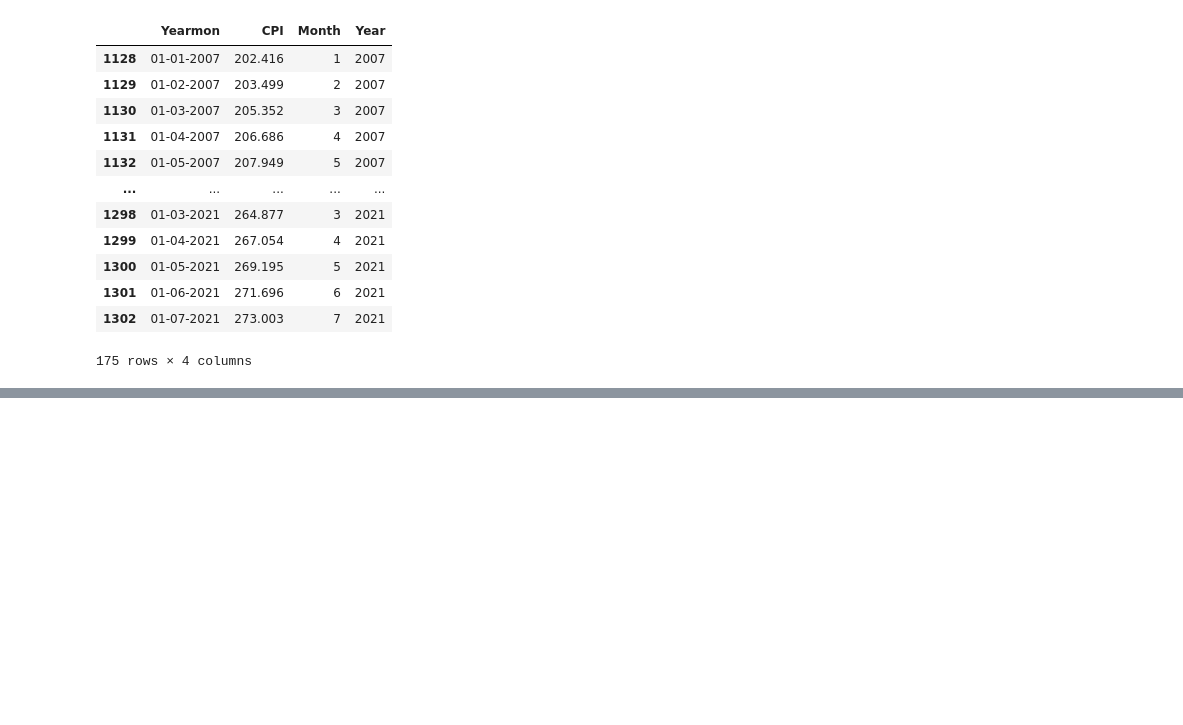
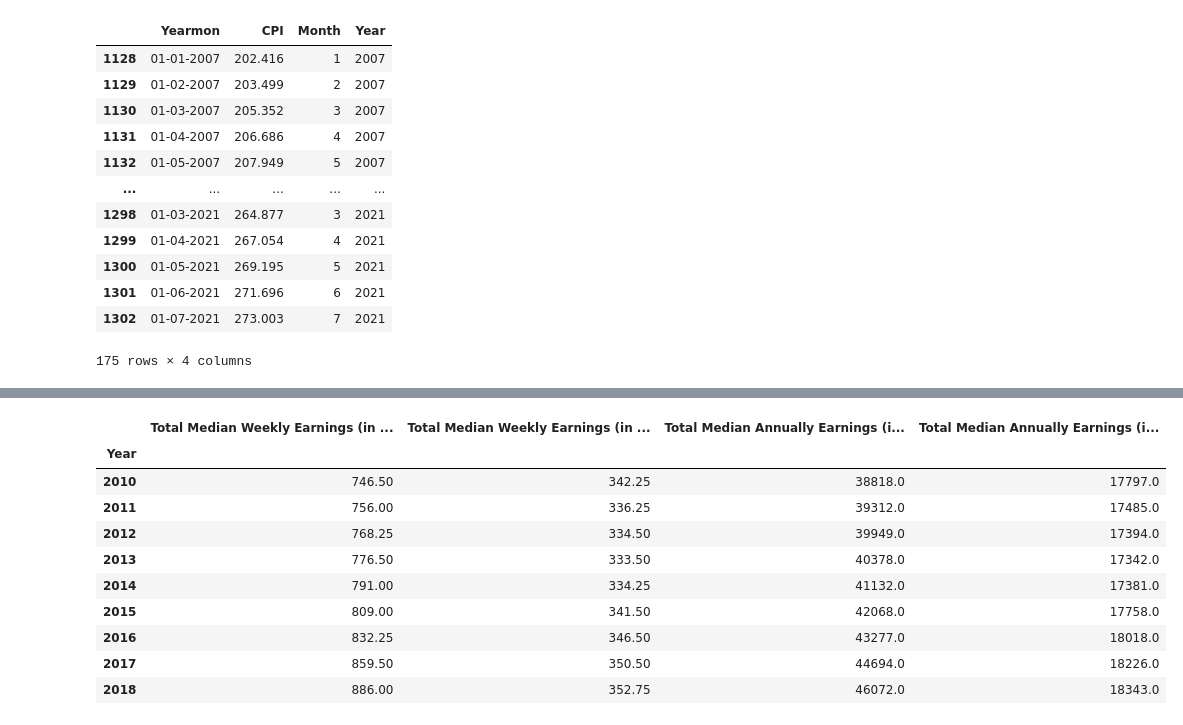
Before and after one commit to AJMnd/Data_Science_Salary, a Jupyter notebook: Notebooks/cleaning_historical_data.ipynb, the cells around one changed output, grey strips where cells are left out. Cells and saved outputs as stored; diff of their text form; code cells hidden in the pictures; blank space fills up the shorter version.

```diff
--- a/Notebooks/cleaning_historical_data.ipynb
+++ b/Notebooks/cleaning_historical_data.ipynb
@@ -185,0 +318,4 @@ hist_wages_df
+# %%
+#drop the lonely 2009 row
+hist_wages_df = hist_wages_df[1:]
+hist_wages_df.head()
@@ -185,0 +329,10 @@ hist_wages_df
+# %%
+#drop columns
+hist_wages_df = hist_wages_df.drop(columns=['Quarter',
+    'Number of workers (in thousands) - Men',
+    'Number of workers (in thousands) - Women',
+    'Median weekly earnings (in current dollars) - Men',
+    'Median weekly earnings (in current dollars) - Women',
+    'Median weekly earnings (in constant dollars) - Men',
+    'Median weekly earnings (in constant dollars) - Women'])
+hist_wages_df.head()
@@ -185,0 +346,7 @@ hist_wages_df
+# %%
+#rename columns
+hist_wages_df = hist_wages_df.rename(columns = {
+    "Number of workers (in thousands) - Total": "Total # of Workers",
+"Median weekly earnings (in current dollars) - Total": "Total Median Weekly Earnings (in current dollars)",
+"Median weekly earnings (in constant dollars) - Total": "Total Median Weekly Earnings (in constant dollars)"})
+hist_wages_df.head()
@@ -185,0 +360,7 @@ hist_wages_df
+# %%
+#want annual salary
+hist_wages_df['Total Median Annually Earnings (in current dollars)'] = hist_wages_df['Total Median Weekly Earnings (in current dollars)']*52
+
+hist_wages_df['Total Median Annually Earnings (in constant dollars)'] = hist_wages_df['Total Median Weekly Earnings (in constant dollars)']*52
+
+hist_wages_df.head()
@@ -185,0 +374,15 @@ hist_wages_df
+# %%
+per_year_wages = hist_wages_df.groupby(['Year']).mean()
+per_year_wages
+# %% [output]
+|  | Total Median Weekly Earnings (in ... | Total Median Weekly Earnings (in ... | Total Median Annually Earnings (i... | Total Median Annually Earnings (i... |
+| Year |  |  |  |  |
+| 2010 | 746.50 | 342.25 | 38818.0 | 17797.0 |
+| 2011 | 756.00 | 336.25 | 39312.0 | 17485.0 |
+| 2012 | 768.25 | 334.50 | 39949.0 | 17394.0 |
+| 2013 | 776.50 | 333.50 | 40378.0 | 17342.0 |
+| 2014 | 791.00 | 334.25 | 41132.0 | 17381.0 |
+| 2015 | 809.00 | 341.50 | 42068.0 | 17758.0 |
+| 2016 | 832.25 | 346.50 | 43277.0 | 18018.0 |
+| 2017 | 859.50 | 350.50 | 44694.0 | 18226.0 |
+| 2018 | 886.00 | 352.75 | 46072.0 | 18343.0 |
```
Also changed, not shown: parts of 23 cells of this notebook, 3 other files.
